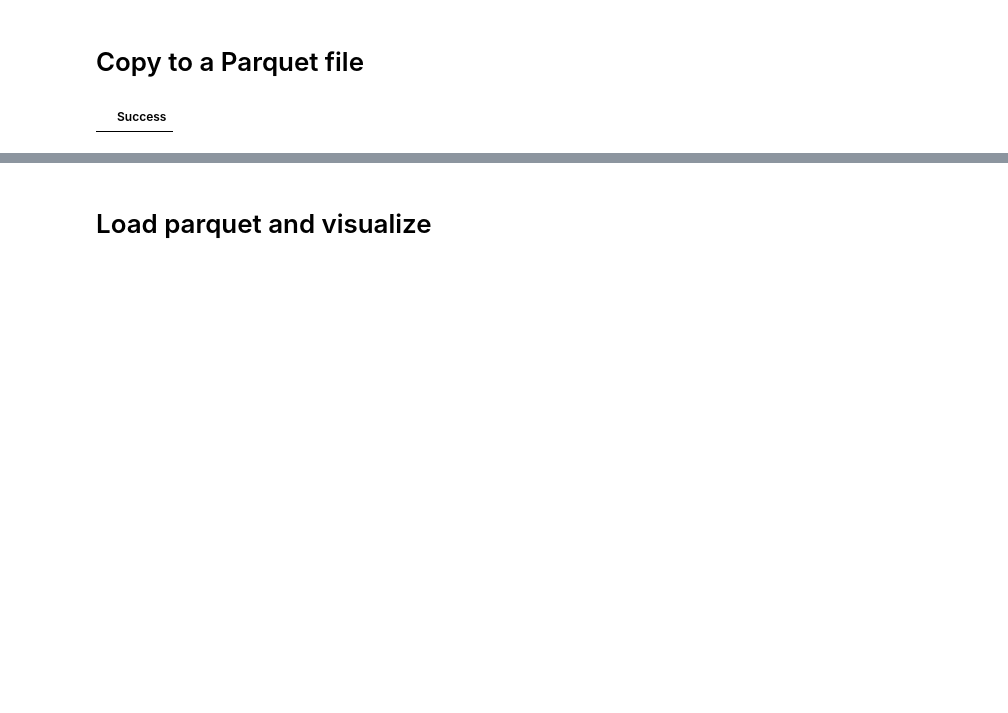
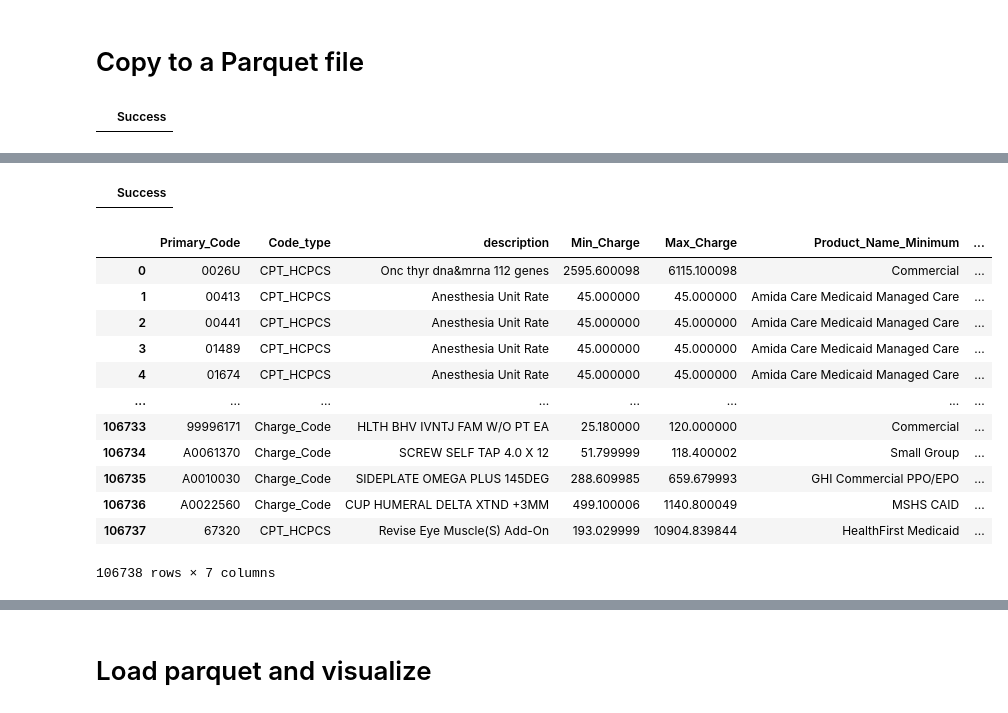
Before and after one commit to onefact/data_build_tool_payless.health, a Jupyter notebook: notebooks/230809-mount-sinai.ipynb, the cells around one changed output, grey strips where cells are left out. Drawn from its saved outputs; the diff is of its cells as text; code cells hidden in the pictures; blank space fills up the shorter version.

```diff
--- a/notebooks/230809-mount-sinai.ipynb
+++ b/notebooks/230809-mount-sinai.ipynb
@@ -252,0 +361,56 @@ FROM read_csv('131624096_mount-sinai-hospital_standardcharges.txt',
+# %%
+%%sql
+COPY (
+  WITH max_min_charges AS (
+  SELECT
+    Primary_Code,
+    Code_type,
+    description,
+    MIN(Minimum_Negotiated_Charge) AS Min_Charge,
+    MAX(Maximum_Negotiated_Charge) AS Max_Charge
+  FROM '131624096_mount-sinai-hospital_standardcharges.parquet'
+  GROUP BY Code_type, Primary_Code, description
+),
+
+min_max_product_names AS (
+  SELECT
+    mmc.Primary_Code,
+    mmc.Code_type,
+    mmc.description,
+    mmc.Min_Charge,
+    mmc.Max_Charge,
+    FIRST_VALUE(sc.Product_Name) OVER (PARTITION BY mmc.Primary_Code, mmc.Code_type ORDER BY sc.Minimum_Negotiated_Charge ASC) AS Product_Name_Minimum,
+    FIRST_VALUE(sc.Product_Name) OVER (PARTITION BY mmc.Primary_Code, mmc.Code_type ORDER BY sc.Maximum_Negotiated_Charge DESC) AS Product_Name_Maximum
+  FROM max_min_charges mmc
+  JOIN '131624096_mount-sinai-hospital_standardcharges.parquet' sc
+  ON mmc.Primary_Code = sc.Primary_Code AND mmc.Code_type = sc.Code_type AND mmc.description = sc.description
+)
+SELECT DISTINCT
+  Primary_Code,
+  Code_Type,
+  description,
+  Min_Charge,
+  Max_Charge,
+  Product_Name_Minimum,
+  Product_Name_Maximum
+FROM min_max_product_names
+) TO '/Users/me/projects/beta.payless.health/docs/public/data/131624096_mount-sinai-hospital_standardcharges-subset.parquet' (FORMAT 'parquet');
+# %% [output]
+|  | Success |
+# %%
+%%sql
+SELECT * FROM '/Users/me/projects/beta.payless.health/docs/public/data/131624096_mount-sinai-hospital_standardcharges-subset.parquet';
+# %% [output]
+|  | Primary_Code | Code_type | description | Min_Charge | Max_Charge | Product_Name_Minimum | ... |
+| 0 | 0026U | CPT_HCPCS | Onc thyr dna&mrna 112 genes | 2595.600098 | 6115.100098 | Commercial | ... |
+| 1 | 00413 | CPT_HCPCS | Anesthesia Unit Rate | 45.000000 | 45.000000 | Amida Care Medicaid Managed Care | ... |
+| 2 | 00441 | CPT_HCPCS | Anesthesia Unit Rate | 45.000000 | 45.000000 | Amida Care Medicaid Managed Care | ... |
+| 3 | 01489 | CPT_HCPCS | Anesthesia Unit Rate | 45.000000 | 45.000000 | Amida Care Medicaid Managed Care | ... |
+| 4 | 01674 | CPT_HCPCS | Anesthesia Unit Rate | 45.000000 | 45.000000 | Amida Care Medicaid Managed Care | ... |
+| ... | ... | ... | ... | ... | ... | ... | ... |
+| 106733 | 99996171 | Charge_Code | HLTH BHV IVNTJ FAM W/O PT EA | 25.180000 | 120.000000 | Commercial | ... |
+| 106734 | A0061370 | Charge_Code | SCREW SELF TAP 4.0 X 12 | 51.799999 | 118.400002 | Small Group | ... |
+| 106735 | A0010030 | Charge_Code | SIDEPLATE OMEGA PLUS 145DEG | 288.609985 | 659.679993 | GHI Commercial PPO/EPO | ... |
+| 106736 | A0022560 | Charge_Code | CUP HUMERAL DELTA XTND +3MM | 499.100006 | 1140.800049 | MSHS CAID | ... |
+| 106737 | 67320 | CPT_HCPCS | Revise Eye Muscle(S) Add-On | 193.029999 | 10904.839844 | HealthFirst Medicaid | ... |
+106738 rows × 7 columns
```
Also changed, not shown: parts of 17 cells of this notebook, 1 other file.
